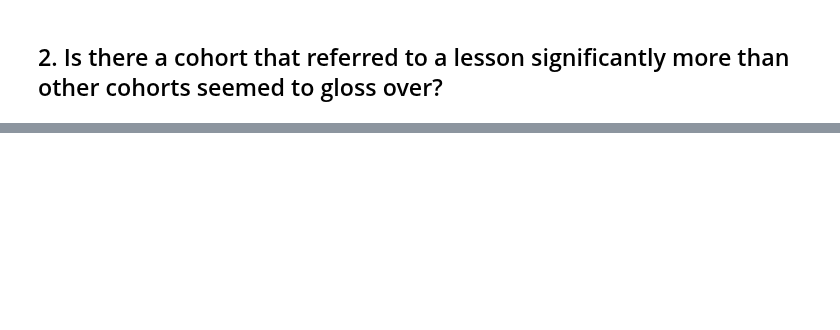
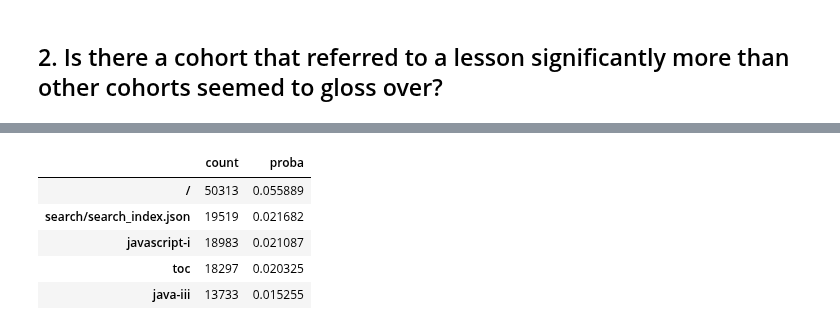
Before and after one commit to AACKV/anomaly_detection_project, a Jupyter notebook: arsenes_scratch_notebook.ipynb, the cells around one changed output, grey strips where cells are left out. Saved outputs shown, nothing was run; the diff lists cells and outputs as text; code cells hidden in the pictures; blank space fills up the shorter version.

```diff
--- a/arsenes_scratch_notebook.ipynb
+++ b/arsenes_scratch_notebook.ipynb
@@ -168,0 +181,18 @@ combined_df.head()
+# %%
+def value_counts_and_frequencies(s: pd.Series, dropna=True) -> pd.DataFrame:
+    return pd.merge(
+        s.value_counts(dropna=False).rename('count'),
+        s.value_counts(dropna=False, normalize=True).rename('proba'),
+        left_index=True,
+        right_index=True,
+    )
+# %%
+path_df = value_counts_and_frequencies(combined_df.path)
+path_df.head()
+# %% [output]
+|  | count | proba |
+| / | 50313 | 0.055889 |
+| search/search_index.json | 19519 | 0.021682 |
+| javascript-i | 18983 | 0.021087 |
+| toc | 18297 | 0.020325 |
+| java-iii | 13733 | 0.015255 |
```
Also changed, not shown: parts of 4 cells of this notebook.
